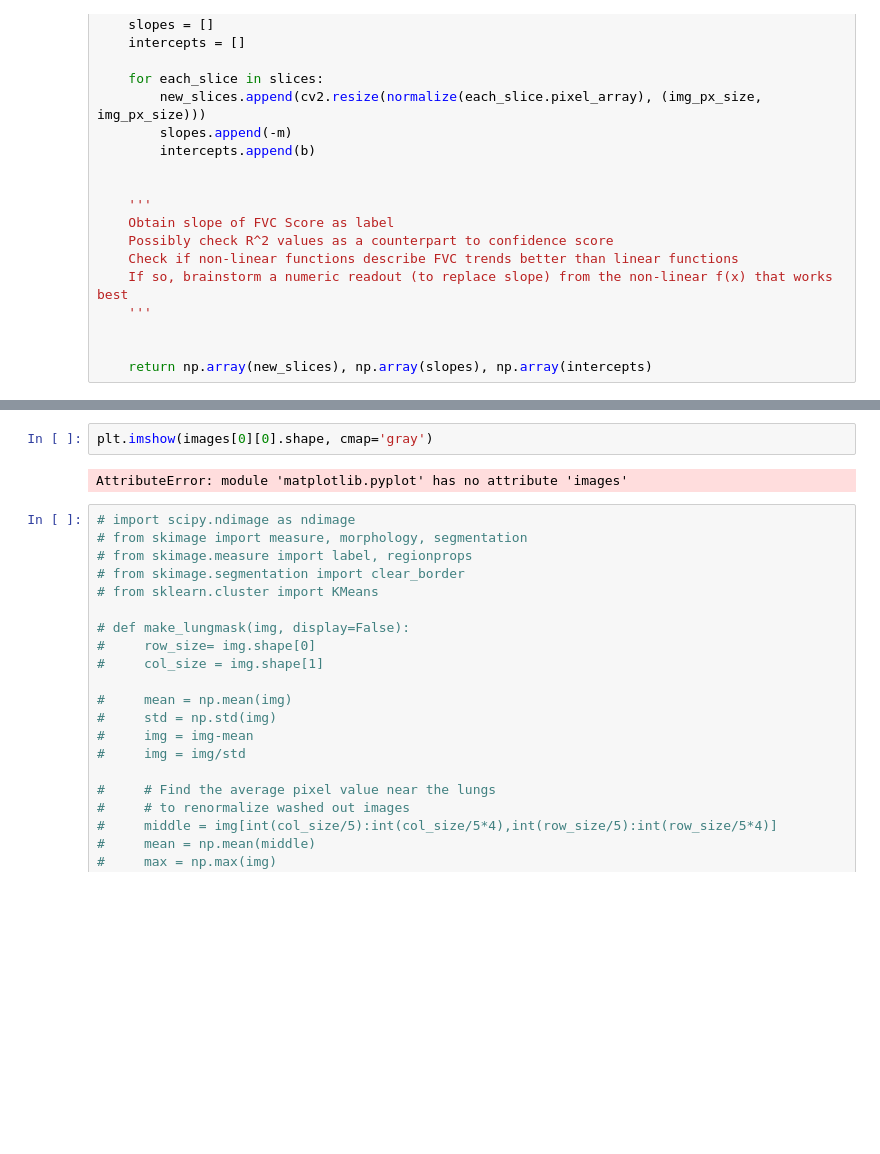
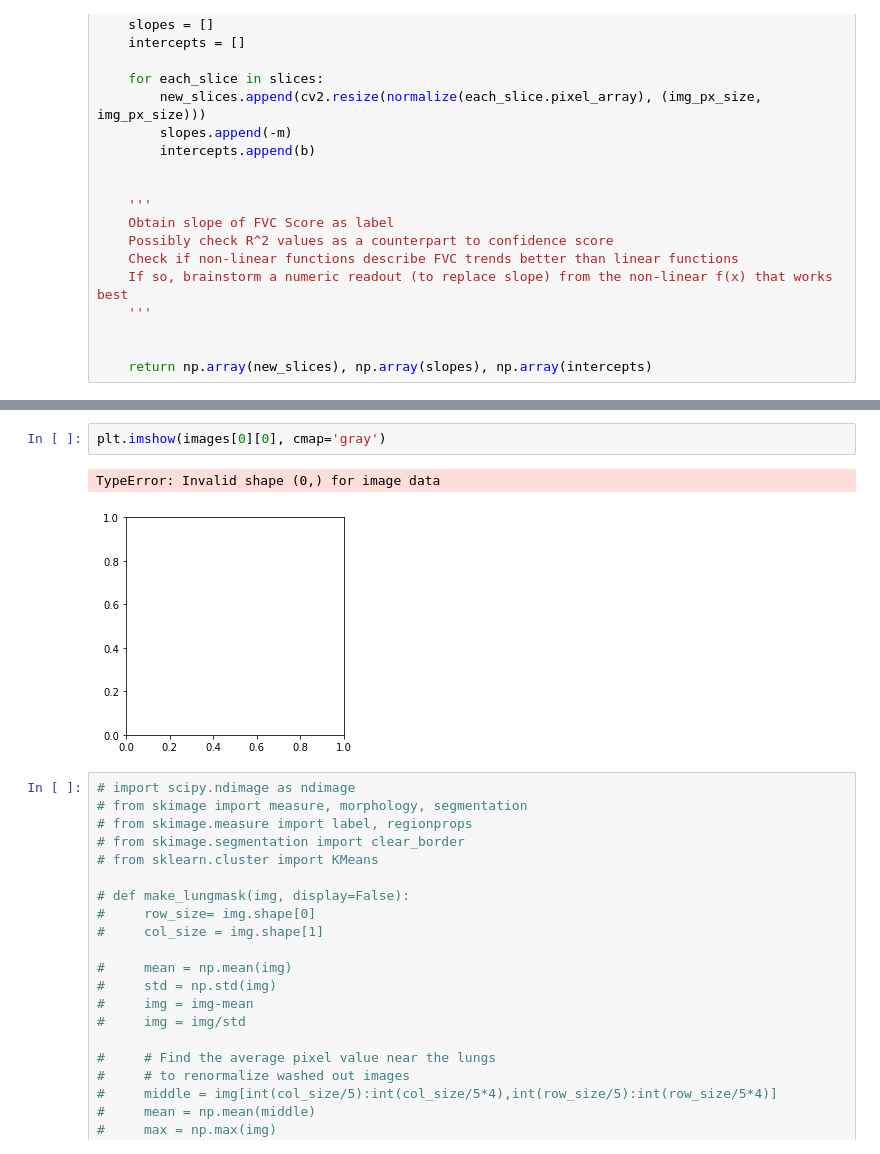
Before and after one commit to BrendosaurusRex/machine-learning-exigence, a Jupyter notebook: 2D_data_preprocessing.ipynb, the cells around one changed output, grey strips where cells are left out. Drawn from its saved outputs; the diff is of its cells as text; blank space fills up the shorter version.

```diff
--- a/2D_data_preprocessing.ipynb
+++ b/2D_data_preprocessing.ipynb
@@ -163,7 +169,8 @@ print(images)
 # %%
-plt.imshow(images[0][0].shape, cmap='gray')
+plt.imshow(images[0][0], cmap='gray')
 # %% [output]
-AttributeError: module 'matplotlib.pyplot' has no attribute 'images'
+TypeError: Invalid shape (0,) for image data
+[figure, added]
 # %%
 # import scipy.ndimage as ndimage
 # from skimage import measure, morphology, segmentation
```
Also changed, not shown: parts of 6 cells of this notebook.
